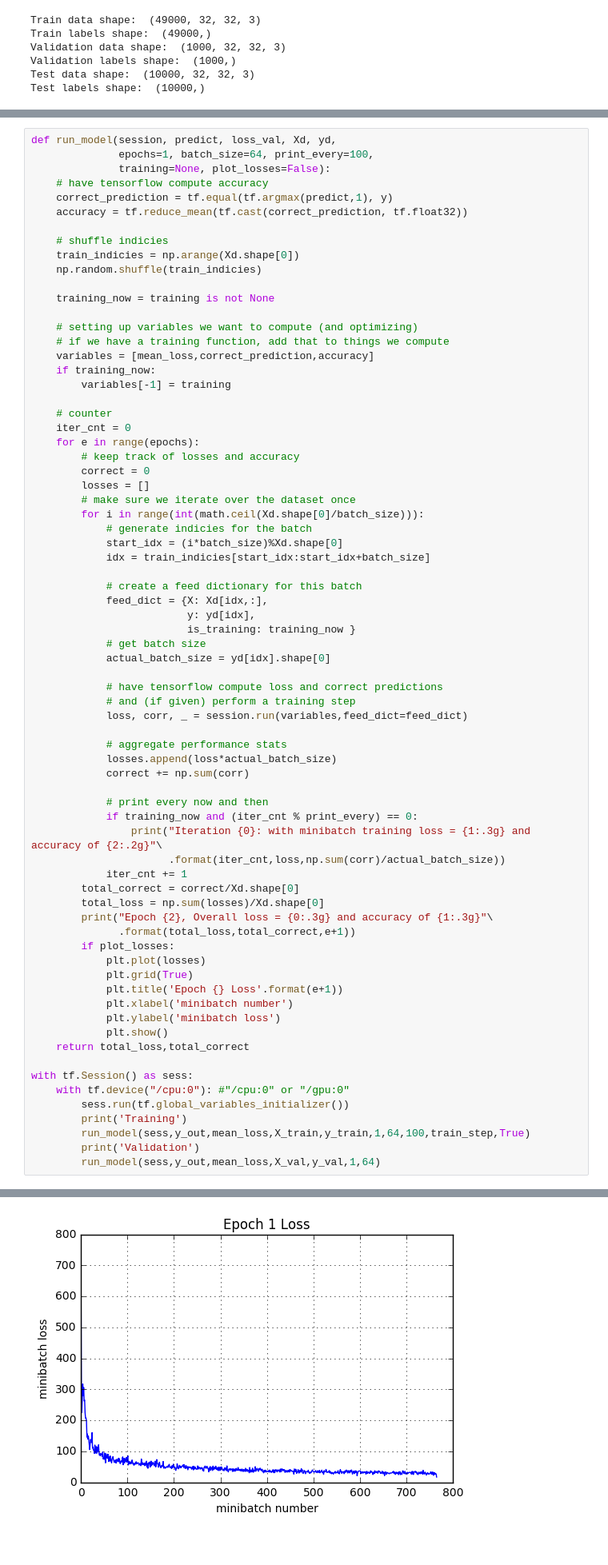
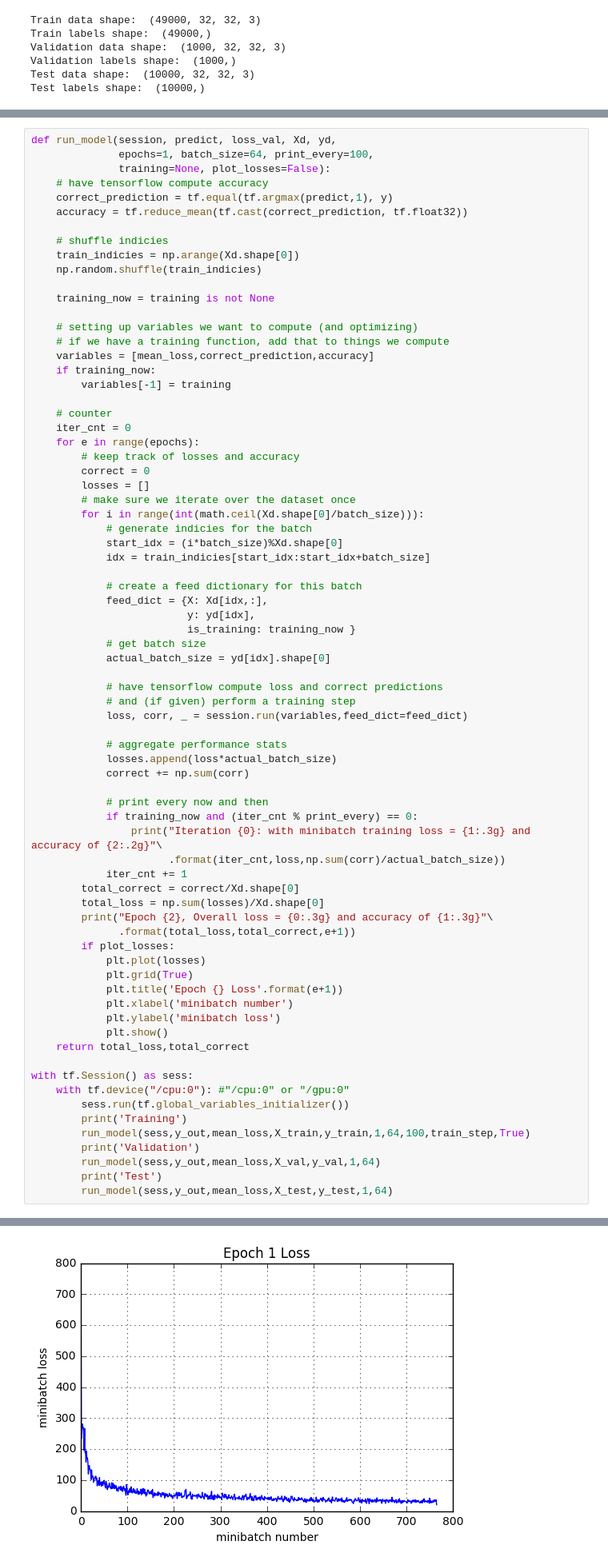
Before and after one commit to Observerspy/CS231n, a Jupyter notebook: assignment2/TensorFlow.ipynb, the cells around one changed output, grey strips where cells are left out. Shown at 80% size. Cells and saved outputs as stored; diff of their text form.

```diff
--- a/assignment2/TensorFlow.ipynb
+++ b/assignment2/TensorFlow.ipynb
@@ -222,5 +222,7 @@ with tf.Session() as sess:
         run_model(sess,y_out,mean_loss,X_train,y_train,1,64,100,train_step,True)
         print('Validation')
         run_model(sess,y_out,mean_loss,X_val,y_val,1,64)
+        print('Test')
+        run_model(sess,y_out,mean_loss,X_test,y_test,1,64)
 # %% [output]
 Training
@@ -236,2 +238,2 @@ Epoch 1, Overall loss = 0.771 and accuracy of 0.307
-[figure, old version]
+[figure, new version]
 Validation
```
Also changed, not shown: parts of 12 cells of this notebook, 3 other files.
